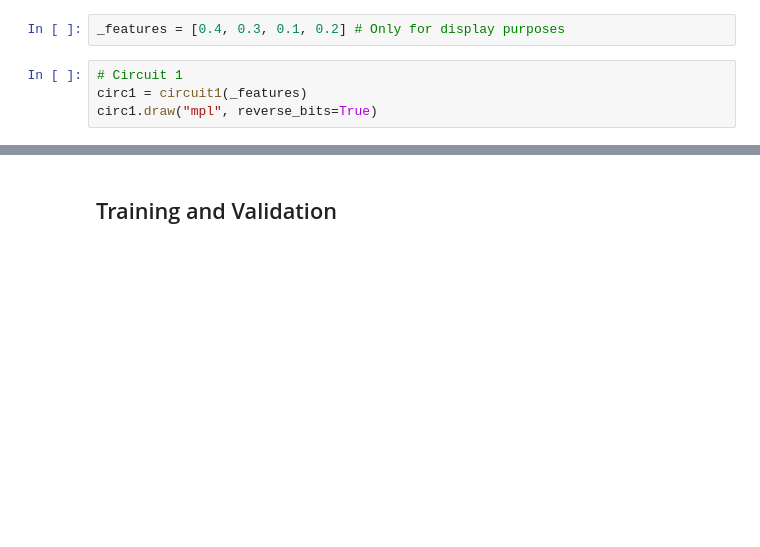
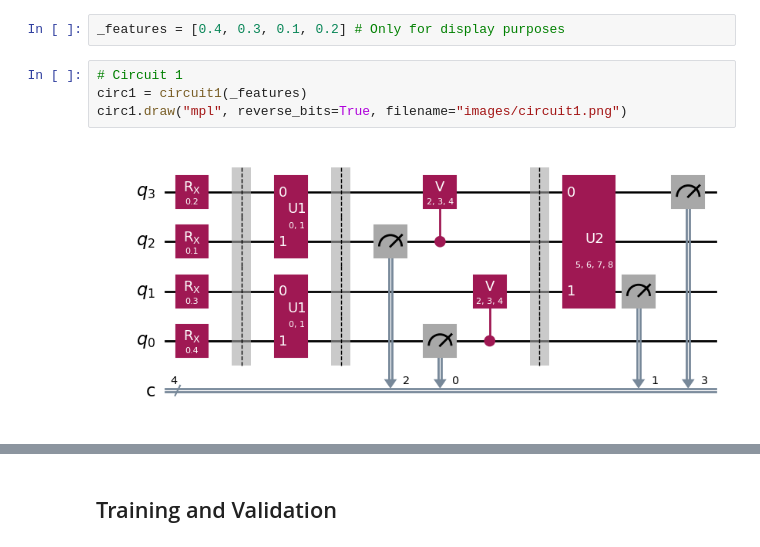
Before and after one commit to simsam8/inf367_mandatory2, a Jupyter notebook: notebook.ipynb, the cells around one changed output, grey strips where cells are left out. Cells and saved outputs as stored; diff of their text form; blank space fills up the shorter version.

```diff
--- a/notebook.ipynb
+++ b/notebook.ipynb
@@ -36,7 +47,9 @@ _features = [0.4, 0.3, 0.1, 0.2] # Only for display purposes
 # %%
 # Circuit 1
 circ1 = circuit1(_features)
-circ1.draw("mpl", reverse_bits=True)
+circ1.draw("mpl", reverse_bits=True, filename="images/circuit1.png")
+# %% [output]
+[figure, added]
 # %%
 # Circuit 2
 circ2 = circuit2(_features, layers=2)
```
Also changed, not shown: parts of 10 cells of this notebook, 6 other files.
